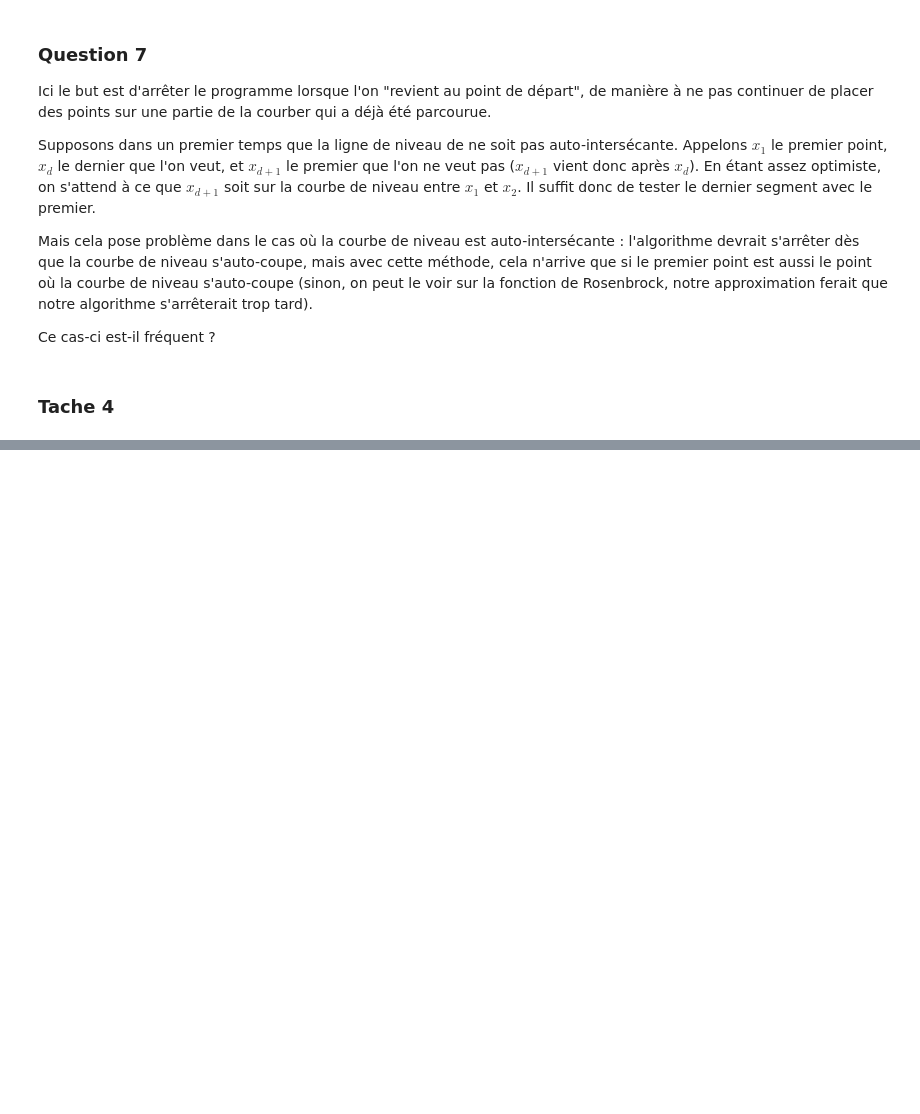
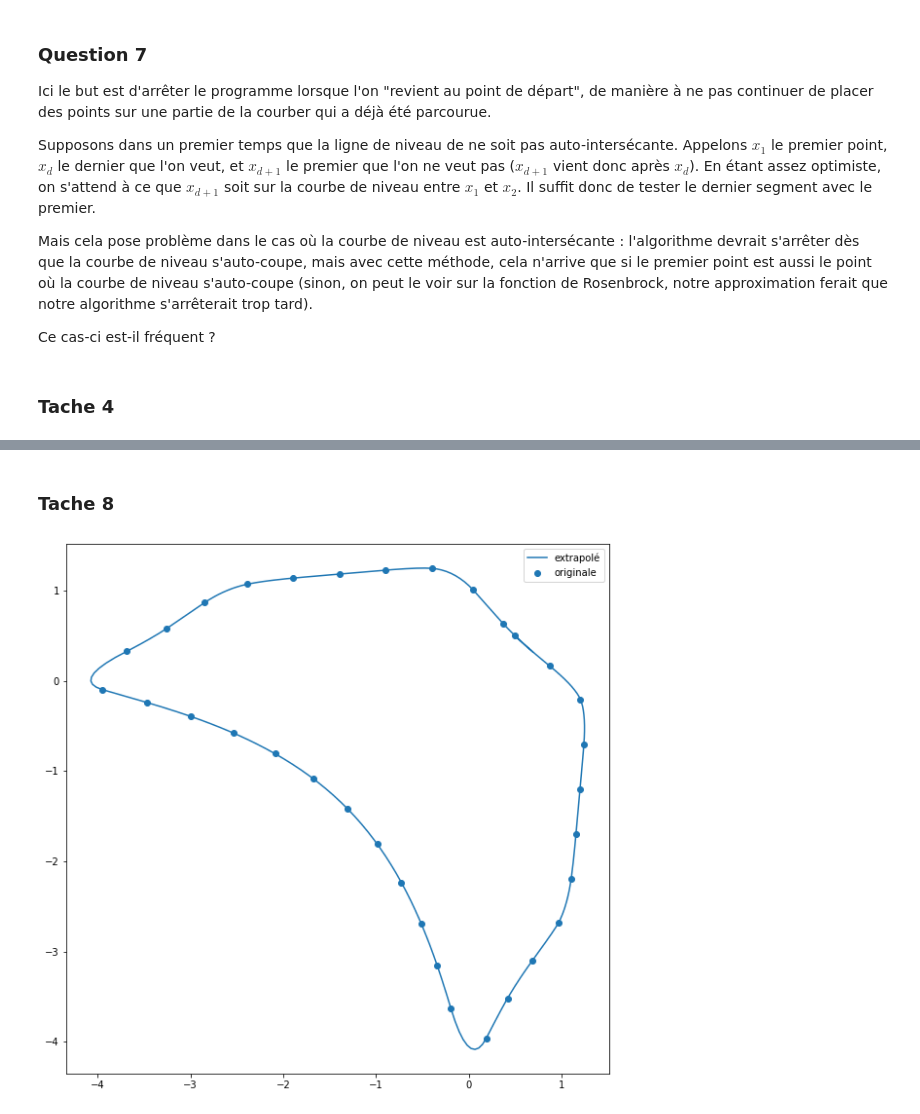
Before and after one commit to 20serieys/info_maths, a Jupyter notebook: projet_info_maths.ipynb, the cells around one changed output, grey strips where cells are left out. Drawn from its saved outputs; the diff is of its cells as text; code cells hidden in the pictures; blank space fills up the shorter version.

```diff
--- a/projet_info_maths.ipynb
+++ b/projet_info_maths.ipynb
@@ -245,0 +340,11 @@ plt.show()
+# %% [markdown]
+### Tache 8
+# %%
+courbe = level_curve_extra(f3, 0.5, 0.5, 0.5, oversampling=10)
+plt.plot(courbe[0], courbe[1], label="extrapolé")
+courbe = level_curve_extra(f3, 0.5, 0.5, 0.5, oversampling=1)
+plt.scatter(courbe[0], courbe[1], label="originale")
+plt.legend()
+plt.show()
+# %% [output]
+[figure, added]
```
Also changed, not shown: parts of 9 cells of this notebook.
